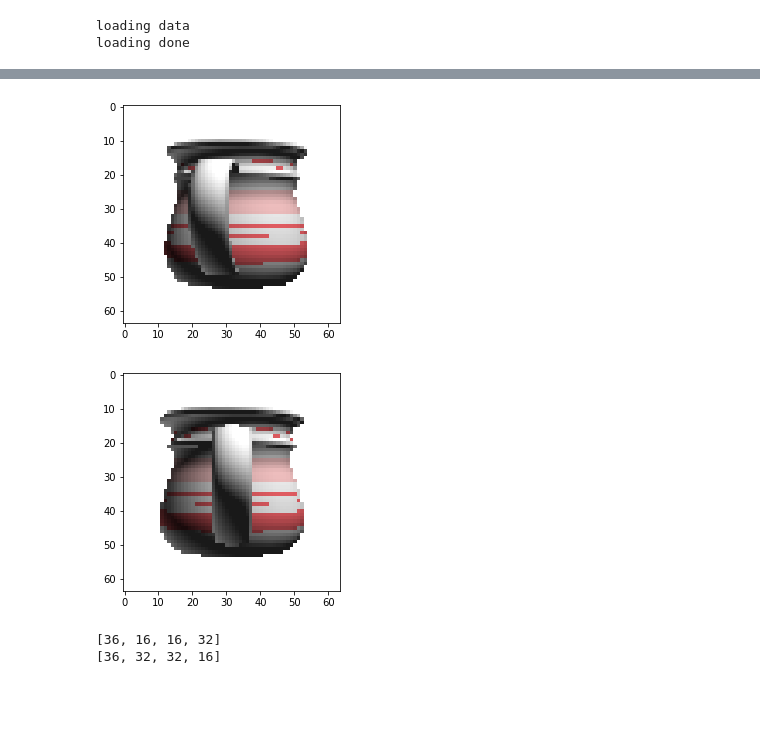
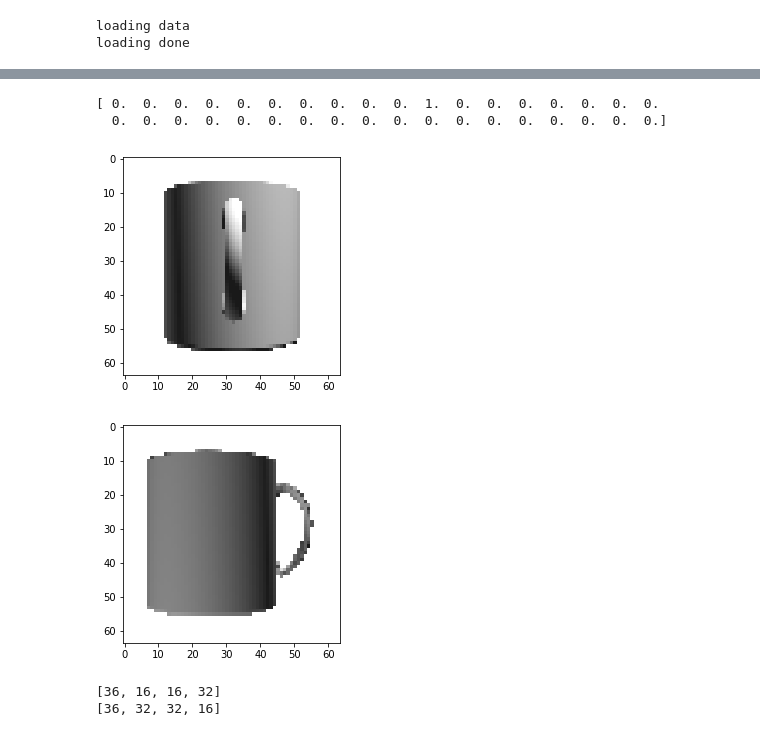
Before and after one commit to Chinmay26/Multi-Viewpoint-Image-generation, a Jupyter notebook: trainers/AutoEncoder_pose.ipynb, the cells around one changed output, grey strips where cells are left out. Cells and saved outputs as stored; diff of their text form; code cells hidden in the pictures; blank space fills up the shorter version.

```diff
--- a/trainers/AutoEncoder_pose.ipynb
+++ b/trainers/AutoEncoder_pose.ipynb
@@ -54,12 +51,6 @@ plt.show()
 # rest 44 folders would be used for testing
 
 
-
-
-# for cnt in range(214):
-#     labels[cnt*36:(cnt+1)*36] = np.roll(imageset[cnt*36:(cnt+1)*36], 1, axis=0)
-
-# imageset, labels = shuffle(imageset, labels, random_state=0)
 
 data_ = np.zeros(imageset.shape)
 labels_ = np.zeros(imageset.shape)
@@ -69,13 +60,20 @@ pose = np.zeros((7704,8,8,36))
 
 for cnt in range(214):
     for itr in range(36):
-        data_[(cnt*36) + itr] = imageset[cnt]
+        data_[(cnt*36) + itr] = imageset[cnt*36]
         pose_tmp = np.zeros(36)
         pose_tmp[itr] = 1
         pose[(cnt*36) + itr] = np.broadcast_to(pose_tmp,(8,8,36))
         labels_[(cnt*36) + itr] =  imageset[(cnt*36) + itr]
+        #print( (cnt*36) + itr)
 
+data_, labels_, pose = shuffle(data_, labels_, pose, random_state=0)
 #This code will generate labels for the dataset
+#perm = np.random.permutation(data_.shape[0])
+
+# data_ = data_[perm]
+# labels_ = labels_[perm]
+# pose = pose[perm]
 
 # For current image label is the next image (image with 10 degree rotation)
 # For last image in the set (36th image) label would be first image
@@ -107,17 +105,19 @@ test_labels = np.array(labels_[6120:])
 # view_test = view[6120:]
 # %%
 
-tmp = train_labels[35][...,::-1]
-tmp1 = data_train[0][...,::-1]
+tmp = train_labels[18][...,::-1]
+tmp1 = data_train[18][...,::-1]
 
-
+print(pose[18][0][0])
+plt.imshow(tmp1/255)
+plt.show()
 plt.imshow(tmp/255)
 plt.show()
-plt.imshow(tmp1/255)
-plt.show()
 # %% [output]
+[ 0.  0.  0.  0.  0.  0.  0.  0.  0.  0.  1.  0.  0.  0.  0.  0.  0.  0.
+  0.  0.  0.  0.  0.  0.  0.  0.  0.  0.  0.  0.  0.  0.  0.  0.  0.  0.]
-[figure, old version]
+[figure, new version]
-[figure, old version]
+[figure, new version]
 # %%
 #normalize data
 
```
Also changed, not shown: parts of 9 cells of this notebook.
